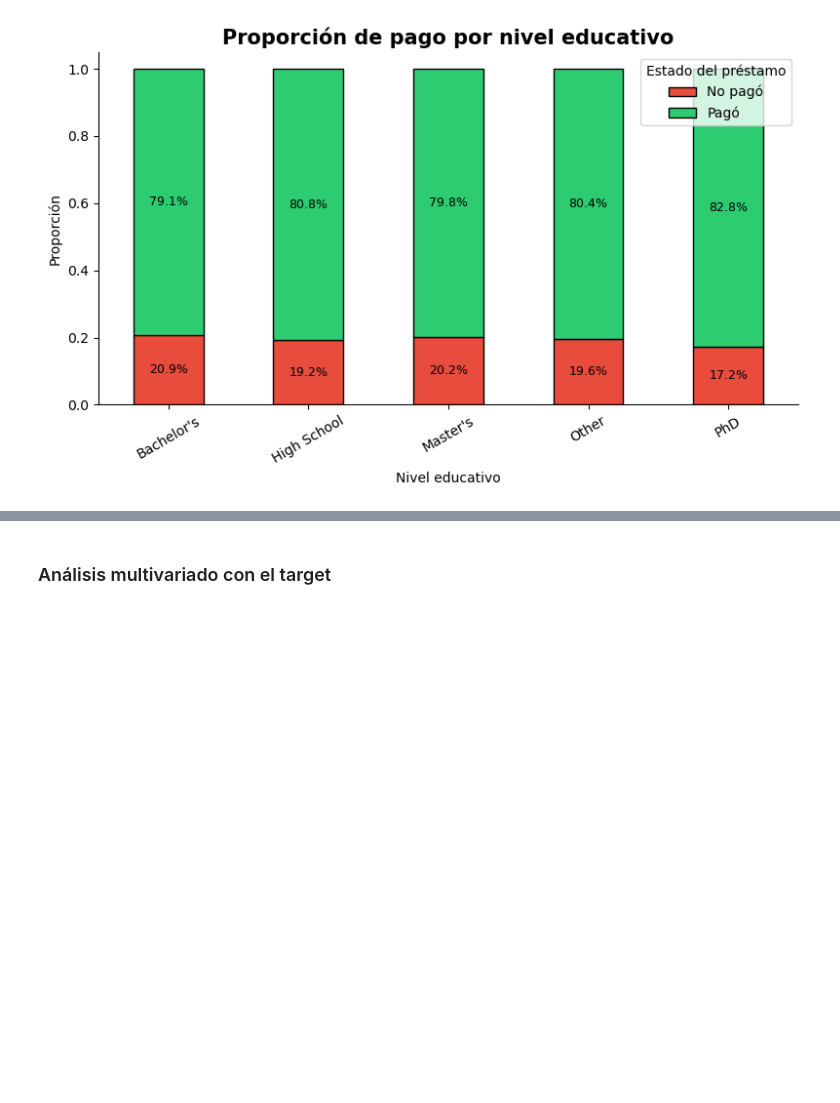
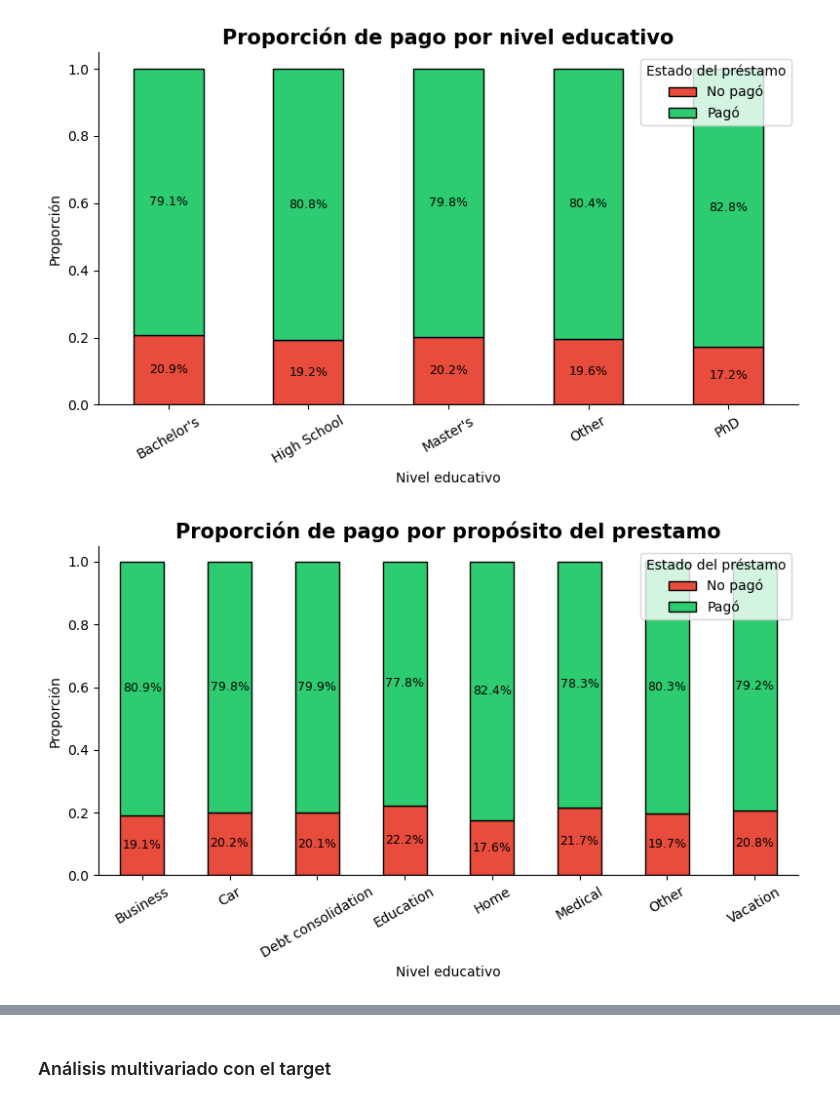
Before and after one commit to JairRamosG/Loan_Status_Prediction, a Jupyter notebook: notebooks/EDA.ipynb, the cells around one changed output, grey strips where cells are left out. Saved outputs shown, nothing was run; the diff lists cells and outputs as text; code cells hidden in the pictures; blank space fills up the shorter version.

```diff
--- a/notebooks/EDA.ipynb
+++ b/notebooks/EDA.ipynb
@@ -140,6 +161,16 @@ plot_crosstab_categorica(
 )
 # %% [output]
 [figure]
+# %%
+plot_crosstab_categorica(
+    df,
+    'loan_purpose',
+    variable_objetivo,
+    titulo='Proporción de pago por propósito del prestamo',
+    xlabel='Nivel educativo'
+)
+# %% [output]
+[figure, added]
 # %%
 plot_crosstab_categorica(
     df,
```
Also changed, not shown: parts of 3 cells of this notebook.
